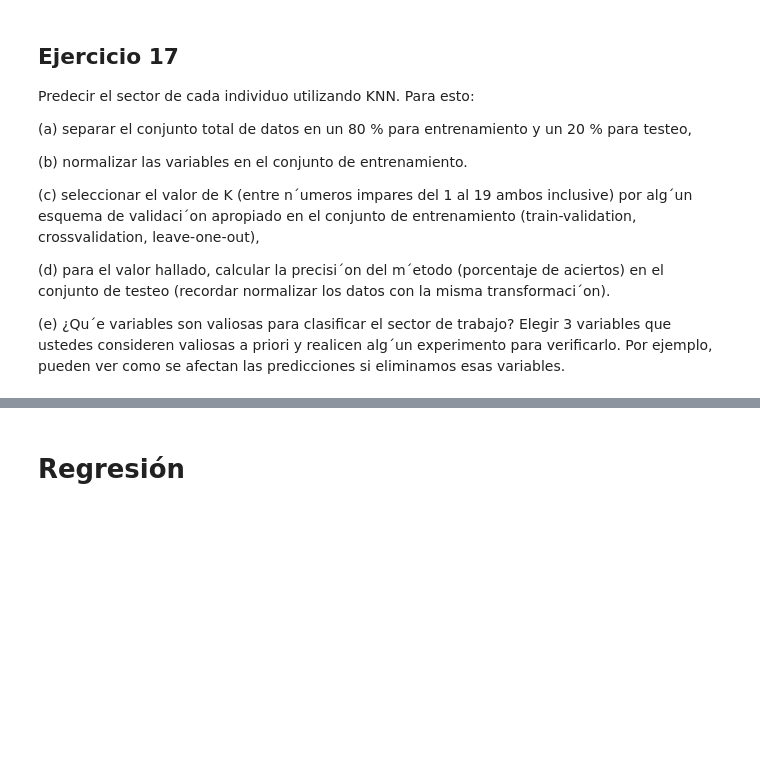
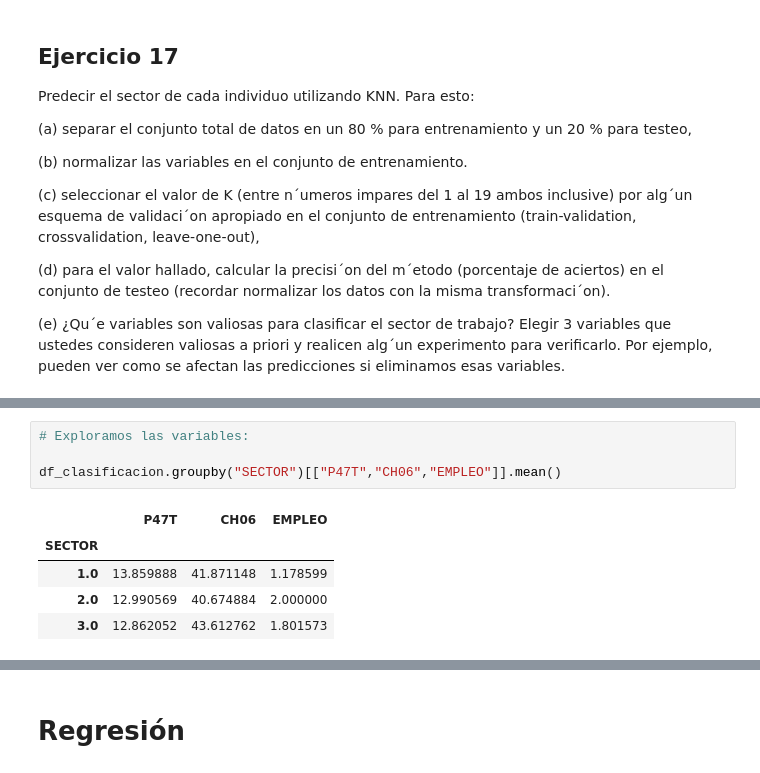
Before and after one commit to davidpalacio1/TP-1-LDD, a Jupyter notebook: TP_2_LDD_versionDavid.ipynb, the cells around one changed output, grey strips where cells are left out. Cells and saved outputs as stored; diff of their text form; blank space fills up the shorter version.

```diff
--- a/TP_2_LDD_versionDavid.ipynb
+++ b/TP_2_LDD_versionDavid.ipynb
@@ -1089,0 +1248,10 @@ Predecir el sector de cada individuo utilizando KNN. Para esto:
+# %%
+# Exploramos las variables:
+
+df_clasificacion.groupby("SECTOR")[["P47T","CH06","EMPLEO"]].mean()
+# %% [output]
+|  | P47T | CH06 | EMPLEO |
+| SECTOR |  |  |  |
+| 1.0 | 13.859888 | 41.871148 | 1.178599 |
+| 2.0 | 12.990569 | 40.674884 | 2.000000 |
+| 3.0 | 12.862052 | 43.612762 | 1.801573 |
```
Also changed, not shown: parts of 33 cells of this notebook.
